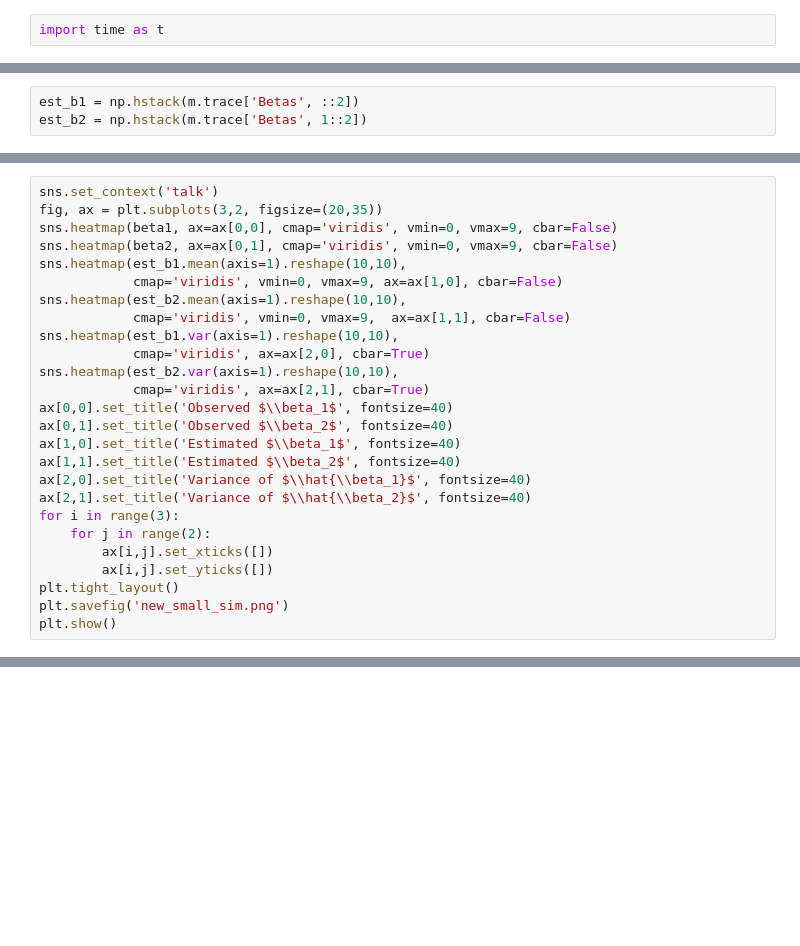
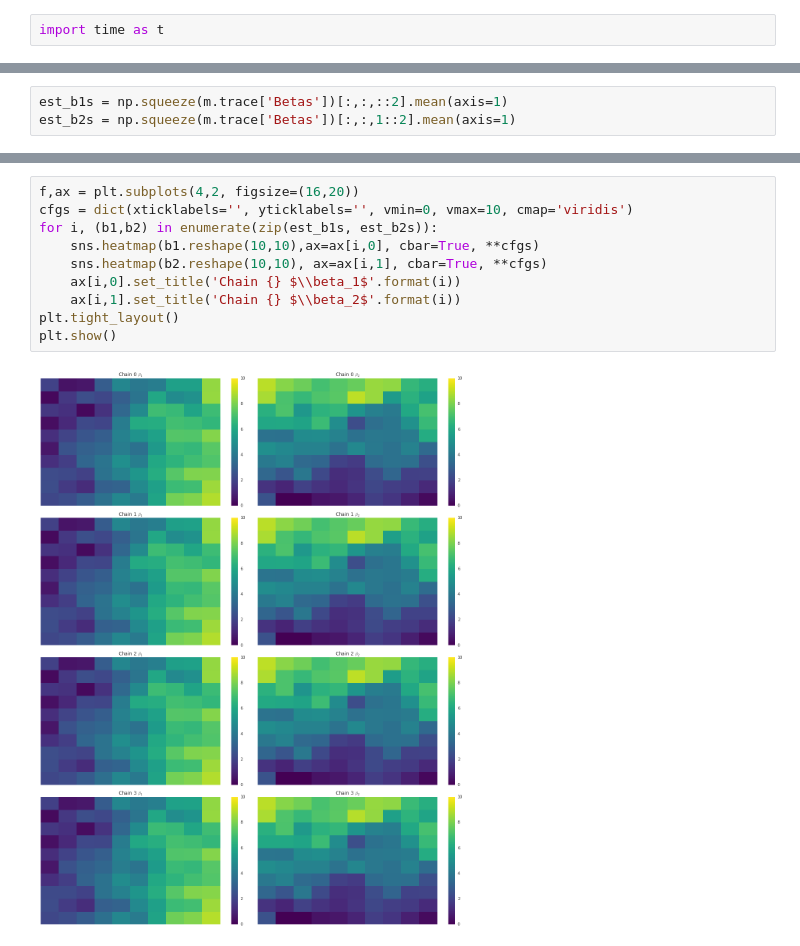
Before and after one commit to pysal/spvcm, a Jupyter notebook: laboratory/svcptest.ipynb, the cells around one changed output, grey strips where cells are left out. Drawn from its saved outputs; the diff is of its cells as text; blank space fills up the shorter version.

```diff
--- a/laboratory/svcptest.ipynb
+++ b/laboratory/svcptest.ipynb
@@ -73,3 +59,3 @@ m.state.max_dist
 # %%
-est_b1 = np.hstack(m.trace['Betas', ::2])
-est_b2 = np.hstack(m.trace['Betas', 1::2])
+est_b1s = np.squeeze(m.trace['Betas'])[:,:,::2].mean(axis=1)
+est_b2s = np.squeeze(m.trace['Betas'])[:,:,1::2].mean(axis=1)
@@ -93,26 +61,0 @@ est_b2 = np.asarray(m.trace['Betas']).mean(axis=2).T[1::2]
-# %%
-sns.set_context('talk')
-fig, ax = plt.subplots(3,2, figsize=(20,35))
-sns.heatmap(beta1, ax=ax[0,0], cmap='viridis', vmin=0, vmax=9, cbar=False)
-sns.heatmap(beta2, ax=ax[0,1], cmap='viridis', vmin=0, vmax=9, cbar=False)
-sns.heatmap(est_b1.mean(axis=1).reshape(10,10),
-            cmap='viridis', vmin=0, vmax=9, ax=ax[1,0], cbar=False)
-sns.heatmap(est_b2.mean(axis=1).reshape(10,10),
-            cmap='viridis', vmin=0, vmax=9,  ax=ax[1,1], cbar=False)
-sns.heatmap(est_b1.var(axis=1).reshape(10,10),
-            cmap='viridis', ax=ax[2,0], cbar=True)
-sns.heatmap(est_b2.var(axis=1).reshape(10,10),
-            cmap='viridis', ax=ax[2,1], cbar=True)
-ax[0,0].set_title('Observed $\\beta_1$', fontsize=40)
-ax[0,1].set_title('Observed $\\beta_2$', fontsize=40)
-ax[1,0].set_title('Estimated $\\beta_1$', fontsize=40)
-ax[1,1].set_title('Estimated $\\beta_2$', fontsize=40)
-ax[2,0].set_title('Variance of $\\hat{\\beta_1}$', fontsize=40)
-ax[2,1].set_title('Variance of $\\hat{\\beta_2}$', fontsize=40)
-for i in range(3):
-    for j in range(2):
-        ax[i,j].set_xticks([])
-        ax[i,j].set_yticks([])
-plt.tight_layout()
-plt.savefig('new_small_sim.png')
-plt.show()
@@ -126,0 +62,12 @@ plt.show()
+# %%
+f,ax = plt.subplots(4,2, figsize=(16,20))
+cfgs = dict(xticklabels='', yticklabels='', vmin=0, vmax=10, cmap='viridis')
+for i, (b1,b2) in enumerate(zip(est_b1s, est_b2s)):
+    sns.heatmap(b1.reshape(10,10),ax=ax[i,0], cbar=True, **cfgs)
+    sns.heatmap(b2.reshape(10,10), ax=ax[i,1], cbar=True, **cfgs)
+    ax[i,0].set_title('Chain {} $\\beta_1$'.format(i))
+    ax[i,1].set_title('Chain {} $\\beta_2$'.format(i))
+plt.tight_layout()
+plt.show()
+# %% [output]
+[figure, added]
```
Also changed, not shown: parts of 24 cells of this notebook, 14 other files.
